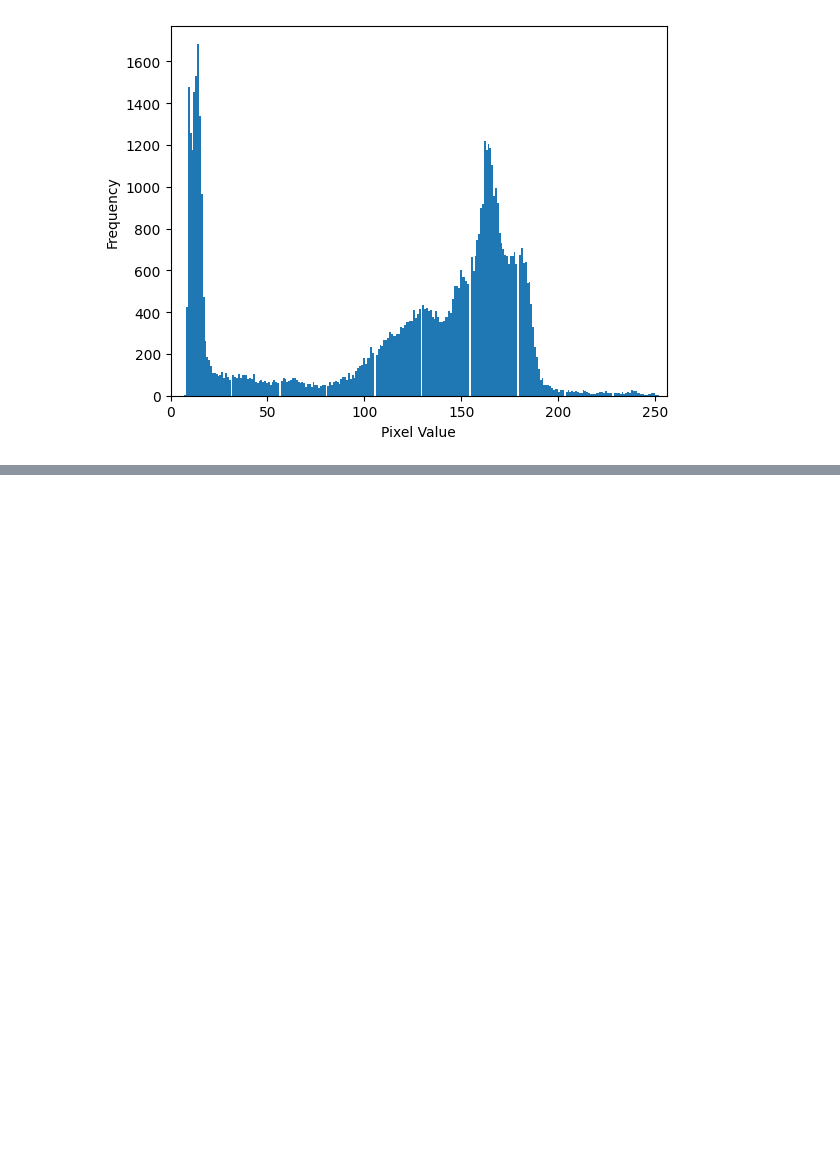
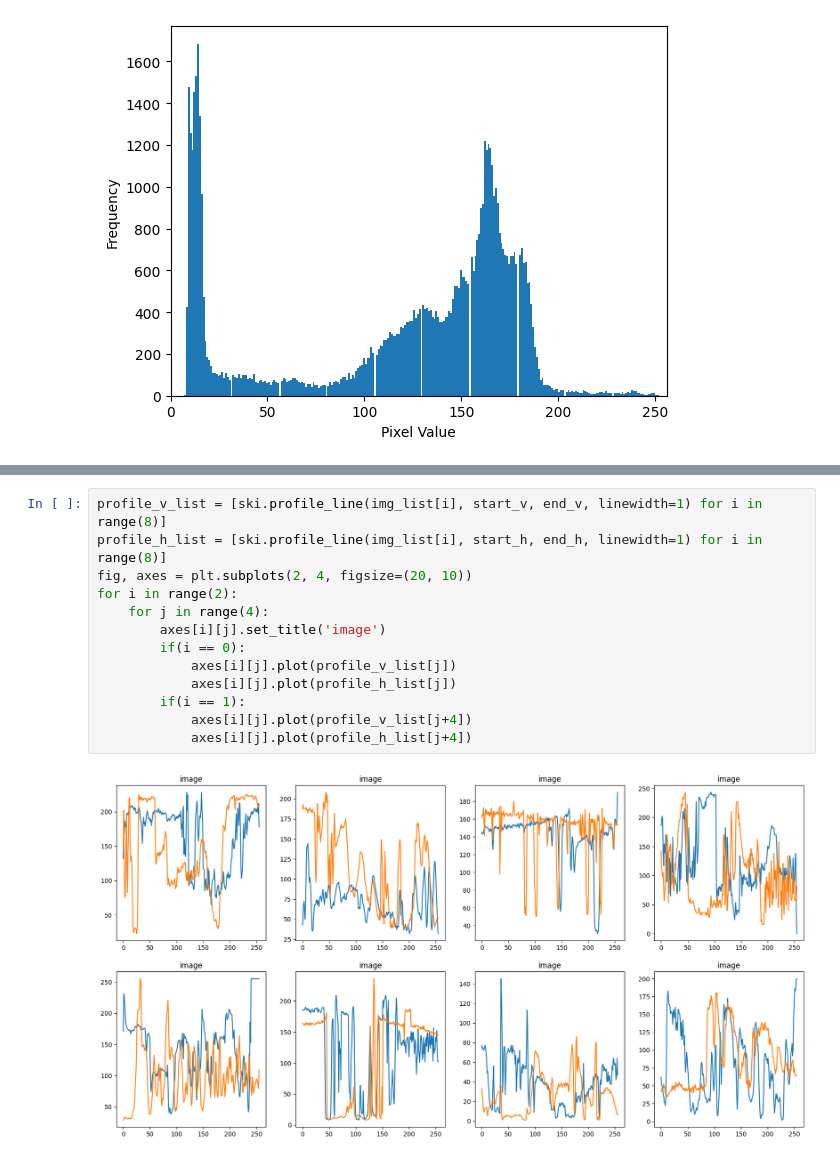
Before and after one commit to yumekasa5/Pyhton, a Jupyter notebook: jupyter/imageproc/imageproc.ipynb, the cells around one changed output, grey strips where cells are left out. Drawn from its saved outputs; the diff is of its cells as text; blank space fills up the shorter version.

Commit message:
add line profile sample

```diff
--- a/jupyter/imageproc/imageproc.ipynb
+++ b/jupyter/imageproc/imageproc.ipynb
@@ -278,0 +372,15 @@ plt.show()
+# %%
+profile_v_list = [ski.profile_line(img_list[i], start_v, end_v, linewidth=1) for i in range(8)]
+profile_h_list = [ski.profile_line(img_list[i], start_h, end_h, linewidth=1) for i in range(8)]
+fig, axes = plt.subplots(2, 4, figsize=(20, 10))
+for i in range(2):
+    for j in range(4):
+        axes[i][j].set_title('image')
+        if(i == 0):
+            axes[i][j].plot(profile_v_list[j])
+            axes[i][j].plot(profile_h_list[j])
+        if(i == 1):
+            axes[i][j].plot(profile_v_list[j+4])
+            axes[i][j].plot(profile_h_list[j+4])
+# %% [output]
+[figure, added]
```
Also changed, not shown: parts of 6 cells of this notebook, 4 other files.
